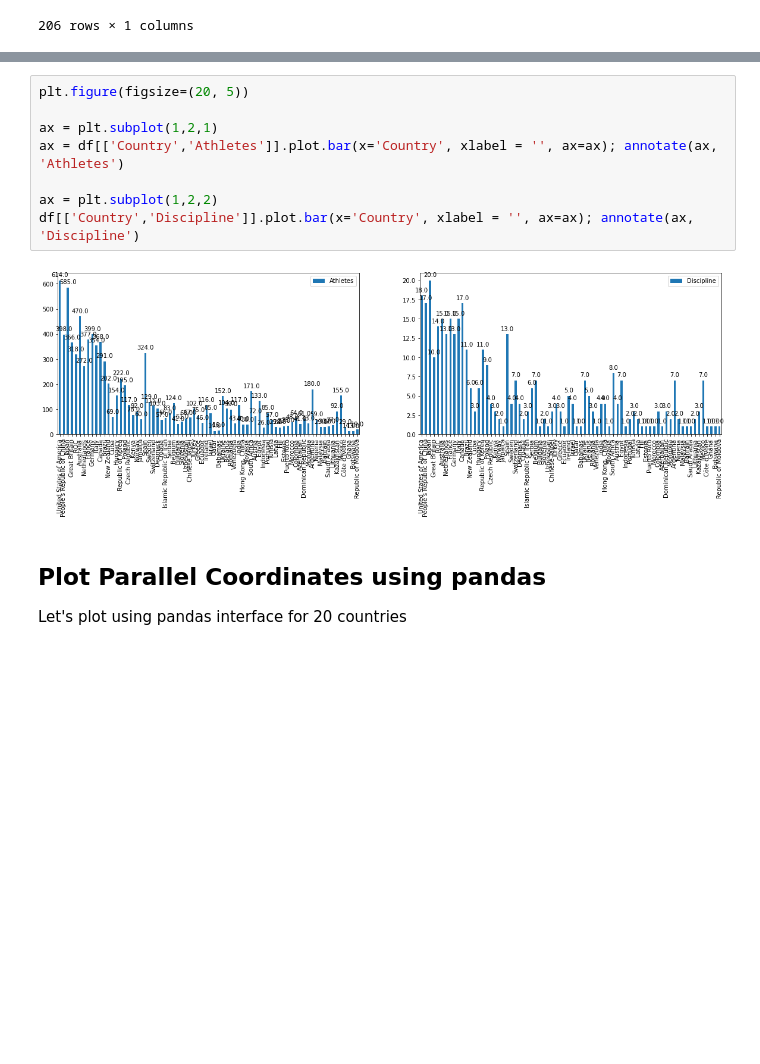
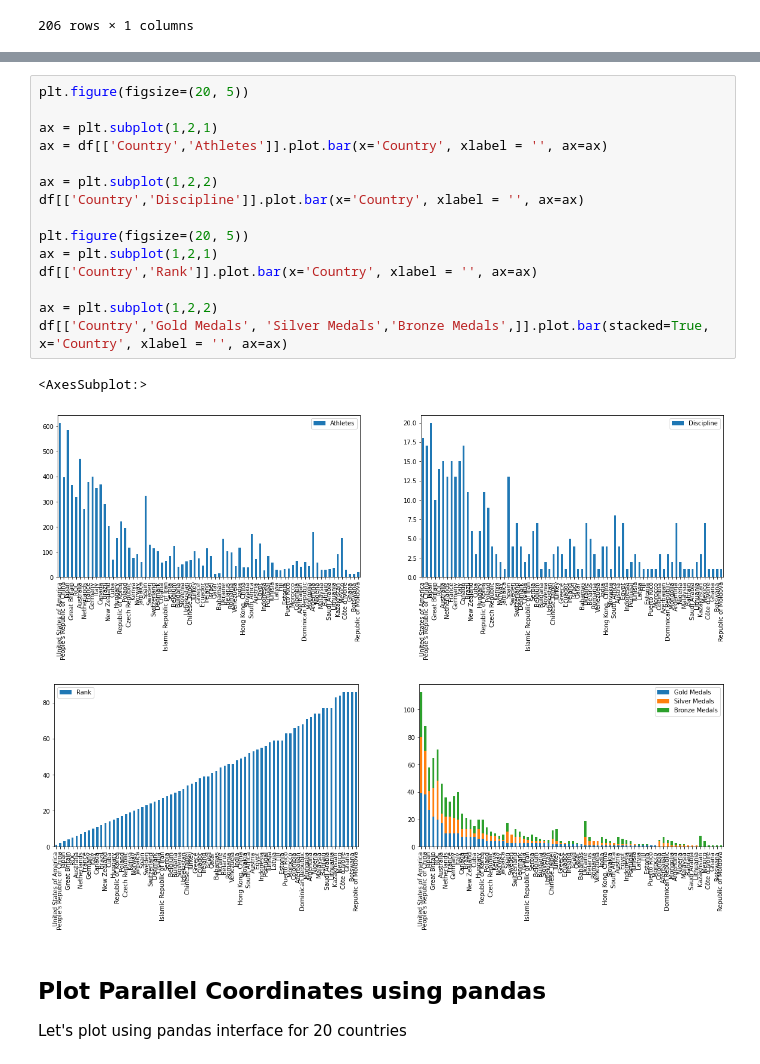
Before and after one commit to sreedevigattu/olympics2021, a Jupyter notebook: olympics_parallel_coordinates.ipynb, the cells around one changed output, grey strips where cells are left out. Cells and saved outputs as stored; diff of their text form; blank space fills up the shorter version.

```diff
--- a/olympics_parallel_coordinates.ipynb
+++ b/olympics_parallel_coordinates.ipynb
@@ -149,13 +158,22 @@ df.head(10)
 # %%
 plt.figure(figsize=(20, 5))
 
 ax = plt.subplot(1,2,1)
-ax = df[['Country','Athletes']].plot.bar(x='Country', xlabel = '', ax=ax); annotate(ax, 'Athletes')
+ax = df[['Country','Athletes']].plot.bar(x='Country', xlabel = '', ax=ax)
 
 ax = plt.subplot(1,2,2)
-df[['Country','Discipline']].plot.bar(x='Country', xlabel = '', ax=ax); annotate(ax, 'Discipline')
+df[['Country','Discipline']].plot.bar(x='Country', xlabel = '', ax=ax)
+
+plt.figure(figsize=(20, 5))
+ax = plt.subplot(1,2,1)
+df[['Country','Rank']].plot.bar(x='Country', xlabel = '', ax=ax)
+
+ax = plt.subplot(1,2,2)
+df[['Country','Gold Medals', 'Silver Medals','Bronze Medals',]].plot.bar(stacked=True, x='Country', xlabel = '', ax=ax)
 # %% [output]
+<AxesSubplot:>
-[figure, old version]
+[figure, new version]
+[figure, added]
 # %% [markdown]
 ## Plot Parallel Coordinates using pandas
 Let's plot using pandas interface for 20 countries
```
Also changed, not shown: parts of 12 cells of this notebook.
